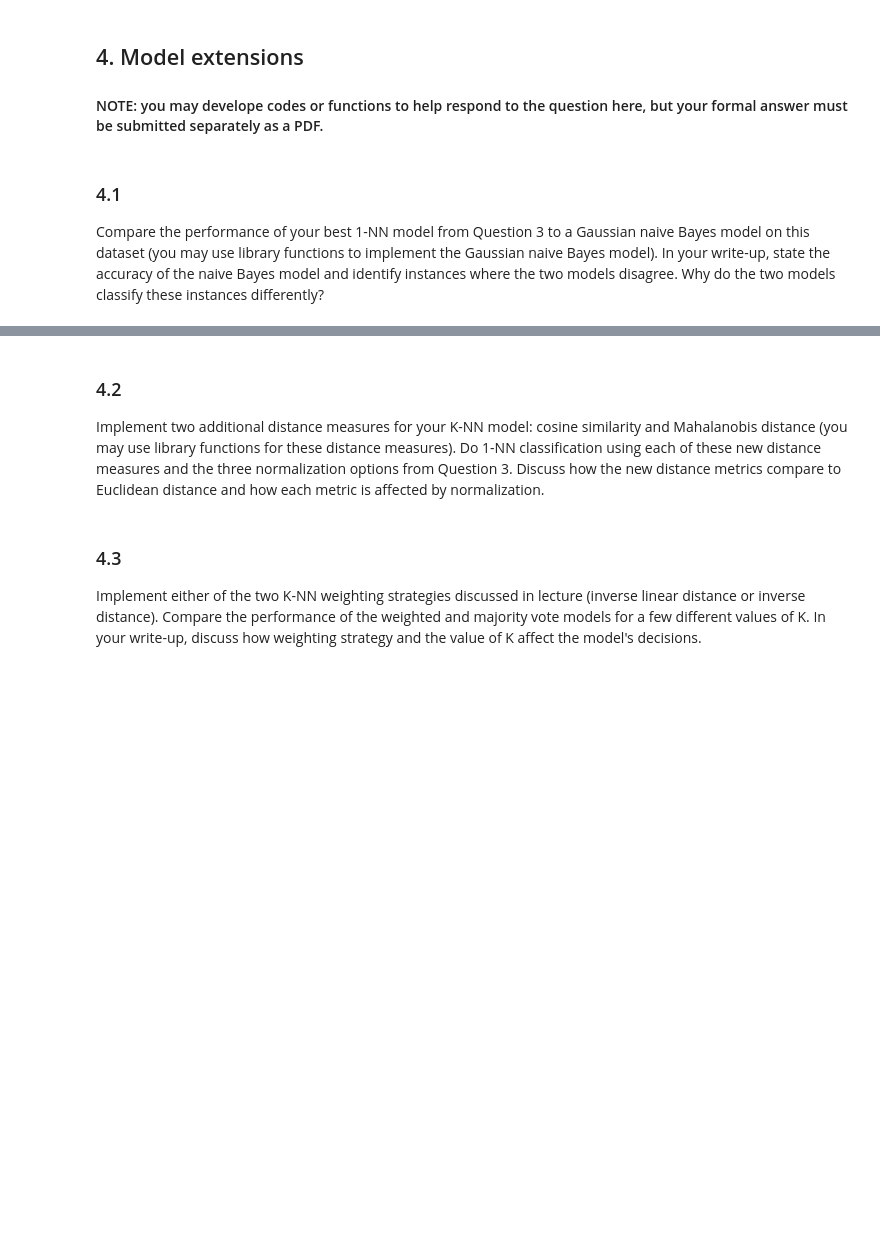
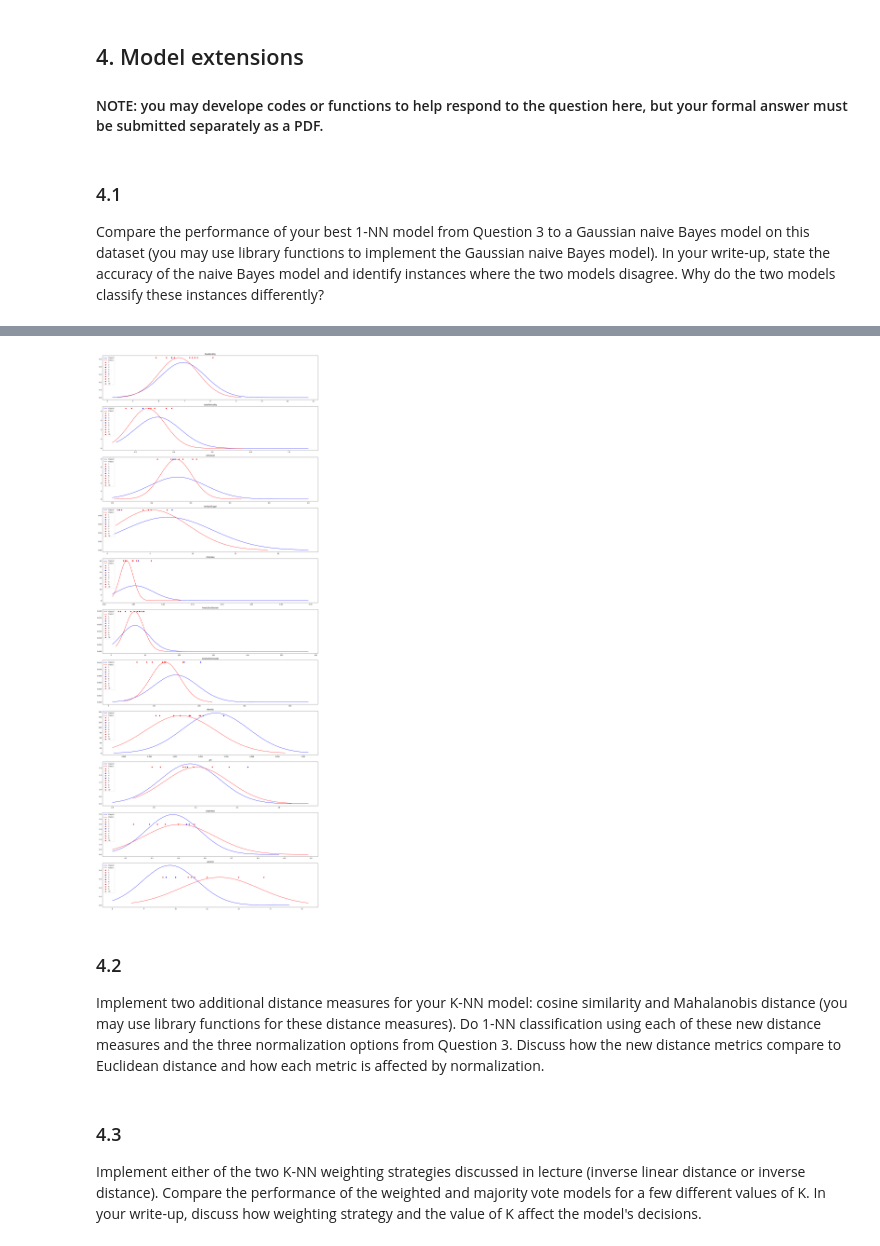
Before and after one commit to jeremlll/ML-Assignment-1, a Jupyter notebook: COMP30027_2024_asst1_template.ipynb, the cells around one changed output, grey strips where cells are left out. Cells and saved outputs as stored; diff of their text form; code cells hidden in the pictures; blank space fills up the shorter version.

```diff
--- a/COMP30027_2024_asst1_template.ipynb
+++ b/COMP30027_2024_asst1_template.ipynb
@@ -161,0 +183,94 @@ printPlots()
+# %%
+from sklearn.neighbors import KNeighborsClassifier
+from sklearn.naive_bayes import GaussianNB
+import numpy as np
+
+
+# Assuming train_X and test_X are your training and test datasets
+gnb = GaussianNB()
+gnb.fit(train_X, train_Y)
+gnb_preds = gnb.predict(test_X)
+
+knn = KNeighborsClassifier(n_neighbors=1)
+knn.fit(train_X, train_Y)
+knn_preds = knn.predict(test_X)
+
+gnb_wrong_knn_right = []
+knn_wrong_gnb_right = []
+
+for i in range(len(test_Y)):
+    if gnb_preds[i] != test_Y[i] and knn_preds[i] == test_Y[i]:
+        gnb_wrong_knn_right.append({
+            'index': i,
+            'features': test_X[i],
+            'true_label': test_Y[i],
+            'gnb_prediction': gnb_preds[i],
+            'knn_prediction': knn_preds[i]
+        })
+    elif gnb_preds[i] == test_Y[i] and knn_preds[i] != test_Y[i]:
+        knn_wrong_gnb_right.append({
+            'index': i,
+            'features': test_X[i],
+            'true_label': test_Y[i],
+            'gnb_prediction': gnb_preds[i],
+            'knn_prediction': knn_preds[i]
+        })
+
+# Sort cases where GNB was wrong and 1-NN was right
+gnb_wrong_knn_right_sorted = sorted(gnb_wrong_knn_right, key=lambda x: x['index'])
+
+# Sort cases where 1-NN was wrong and GNB was right
+knn_wrong_gnb_right_sorted = sorted(knn_wrong_gnb_right, key=lambda x: x['index'])
+
+# Print information about the first few cases in each sorted list
+print("Cases where GNB was wrong and 1-NN was right:")
+for i in range(min(5, len(gnb_wrong_knn_right_sorted))):
+    print(gnb_wrong_knn_right_sorted[i])
+
+print("\nCases where 1-NN was wrong and GNB was right:")
+for i in range(min(5, len(knn_wrong_gnb_right_sorted))):
+    print(knn_wrong_gnb_right_sorted[i])
+
+def printPlots():
+    class_0 = train_X[train_Y == 0]
+    class_1 = train_X[train_Y == 1]
+
+    mean_0 = class_means[0]
+    mean_1 = class_means[1]
+
+    var_0 = class_vars[0]
+    var_1 = class_vars[1]
+
+    fig, axs = plt.subplots(train_X.shape[1], 2, figsize=(20, 50))
+
+    for i in range(train_X.shape[1]):
+        # Plot the Gaussian curve for class 1
+        x = np.linspace(class_0[:, i].min(), class_0[:, i].max(), 100)
+        pdf_0 = norm.pdf(x, mean_0[i], np.sqrt(var_0[i]))
+        axs[i, 0].plot(x, pdf_0, color='blue', label='Class 0')
+
+        # Plot the Gaussian curve for class 2
+        x = np.linspace(class_1[:, i].min(), class_1[:, i].max(), 100)
+        pdf_1 = norm.pdf(x, mean_1[i], np.sqrt(var_1[i]))
+        axs[i, 0].plot(x, pdf_1, color='red', label='Class 1')
+
+        # Plot up to 10 points where GNB predictions are wrong
+        for j, index in enumerate(wrong_indices[:10]):
+            color = 'red' if gnb_preds[index] == 1 else 'blue'
+            axs[i, 0].scatter(test_X[index, i], pdf_1.max(), color=color, label=f'{j+1}')
+
+        axs[i, 0].set_title(attribute_names[i])
+        axs[i, 0].legend(loc='upper left')
+
+        # Plot histogram
+        axs[i, 1].hist(train_X[:, i], bins=20, color='skyblue', alpha=0.7, label='Class 0')
+        axs[i, 1].hist(train_X[:, i][train_Y == 1], bins=20, color='salmon', alpha=0.7, label='Class 1')
+        axs[i, 1].set_title(f'{attribute_names[i]} Histogram')
+        axs[i, 1].legend()
+
+    plt.tight_layout()
+    plt.show()
+
+
+printPlots()
+# %% [output]
@@ -162,3 +294,4 @@ printPlots()
+[figure, added]
 # %% [markdown]
 ### 4.2
 Implement two additional distance measures for your K-NN model: cosine similarity and Mahalanobis distance (you may use library functions for these distance measures). Do 1-NN classification using each of these new distance measures and the three normalization options from Question 3. Discuss how the new distance metrics compare to Euclidean distance and how each metric is affected by normalization.
```
Also changed, not shown: parts of 4 cells of this notebook, 1 other file.
